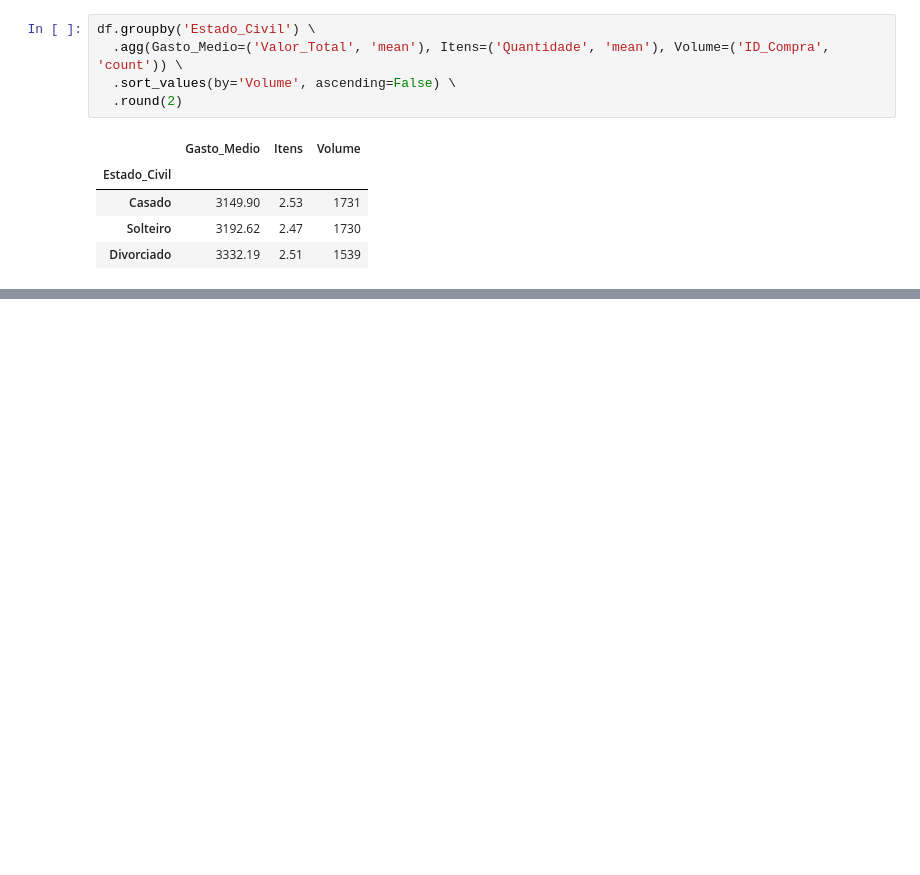
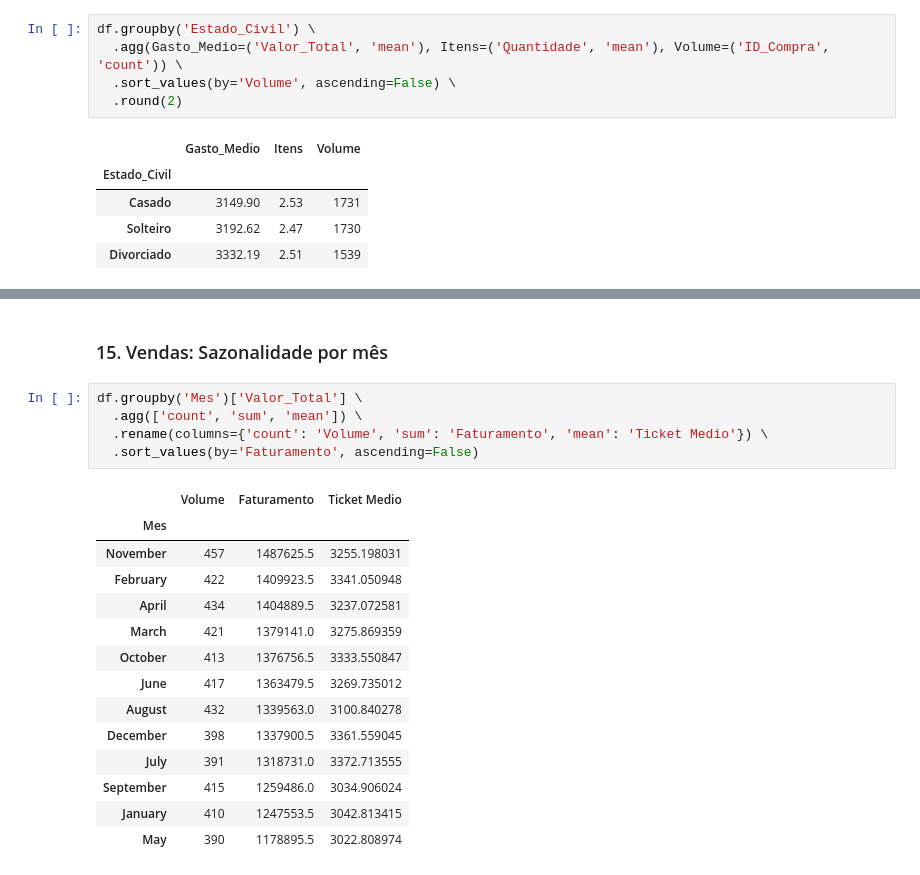
Before and after one commit to lexmoraes/data-science, a Jupyter notebook: desafio03.ipynb, the cells around one changed output, grey strips where cells are left out. Cells and saved outputs as stored; diff of their text form; blank space fills up the shorter version.

```diff
--- a/desafio03.ipynb
+++ b/desafio03.ipynb
@@ -164,0 +230,22 @@ df.groupby('Estado_Civil') \
+# %% [markdown]
+### 15. Vendas: Sazonalidade por mês
+# %%
+df.groupby('Mes')['Valor_Total'] \
+  .agg(['count', 'sum', 'mean']) \
+  .rename(columns={'count': 'Volume', 'sum': 'Faturamento', 'mean': 'Ticket Medio'}) \
+  .sort_values(by='Faturamento', ascending=False)
+# %% [output]
+|  | Volume | Faturamento | Ticket Medio |
+| Mes |  |  |  |
+| November | 457 | 1487625.5 | 3255.198031 |
+| February | 422 | 1409923.5 | 3341.050948 |
+| April | 434 | 1404889.5 | 3237.072581 |
+| March | 421 | 1379141.0 | 3275.869359 |
+| October | 413 | 1376756.5 | 3333.550847 |
+| June | 417 | 1363479.5 | 3269.735012 |
+| August | 432 | 1339563.0 | 3100.840278 |
+| December | 398 | 1337900.5 | 3361.559045 |
+| July | 391 | 1318731.0 | 3372.713555 |
+| September | 415 | 1259486.0 | 3034.906024 |
+| January | 410 | 1247553.5 | 3042.813415 |
+| May | 390 | 1178895.5 | 3022.808974 |
```
Also changed, not shown: parts of 53 cells of this notebook.
